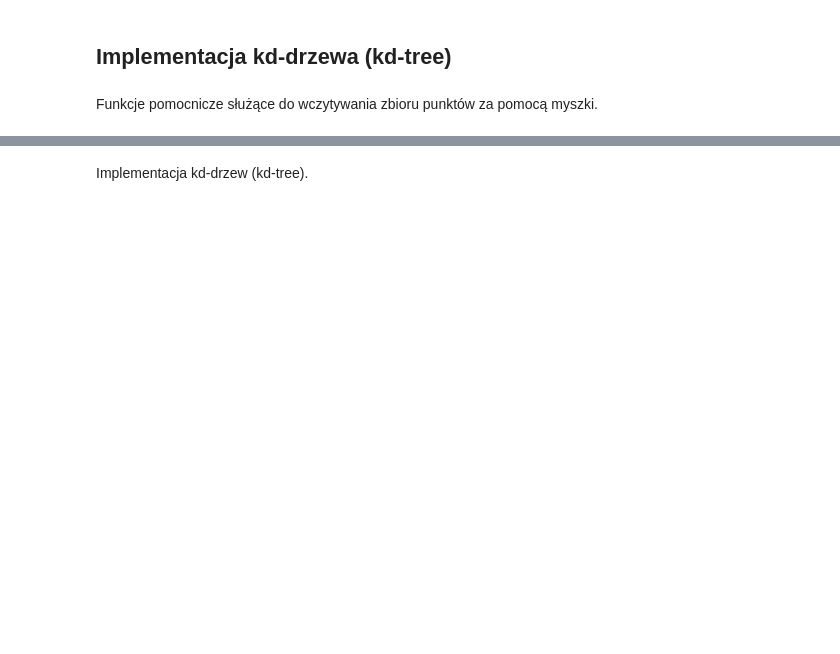
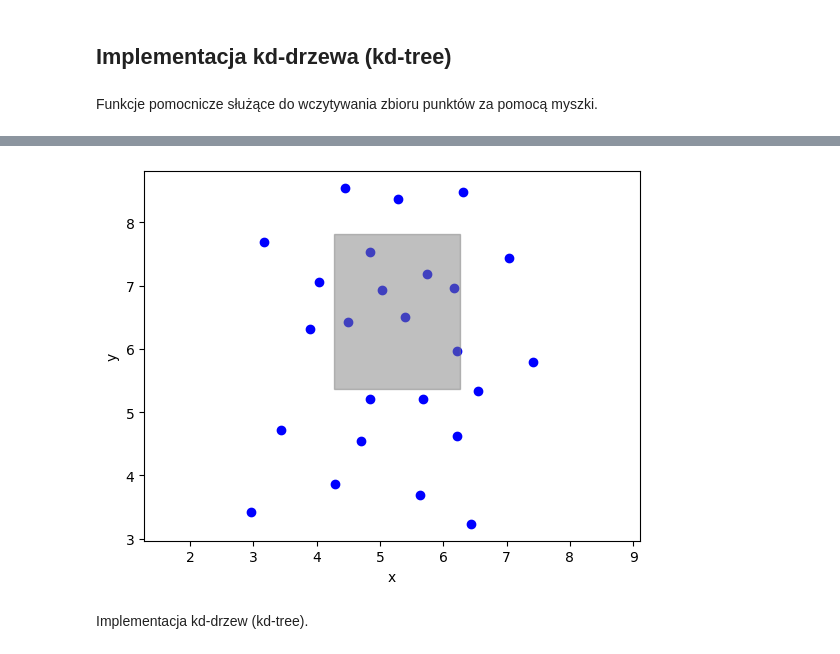
Before and after one commit to Karol1092/quadtree-kdtree, a Jupyter notebook: kdtree/main.ipynb, the cells around one changed output, grey strips where cells are left out. Drawn from its saved outputs; the diff is of its cells as text; code cells hidden in the pictures; blank space fills up the shorter version.

```diff
--- a/kdtree/main.ipynb
+++ b/kdtree/main.ipynb
@@ -56,3 +101,15 @@ vis.show()
+# %%
+%matplotlib inline
+vis = Visualizer()
+vis.axis_equal()
+vis.add_point(points, color="blue")
+
+xmin, xmax, ymin, ymax = query_region
+vis.add_polygon(((xmin, ymin), (xmin, ymax), (xmax, ymax), (xmax, ymin)), alpha = 0.5, color="grey")
+
+vis.show()
+# %% [output]
+[figure, added]
 # %% [markdown]
 Implementacja kd-drzew (kd-tree).
 # %%
```
Also changed, not shown: parts of 23 cells of this notebook.
